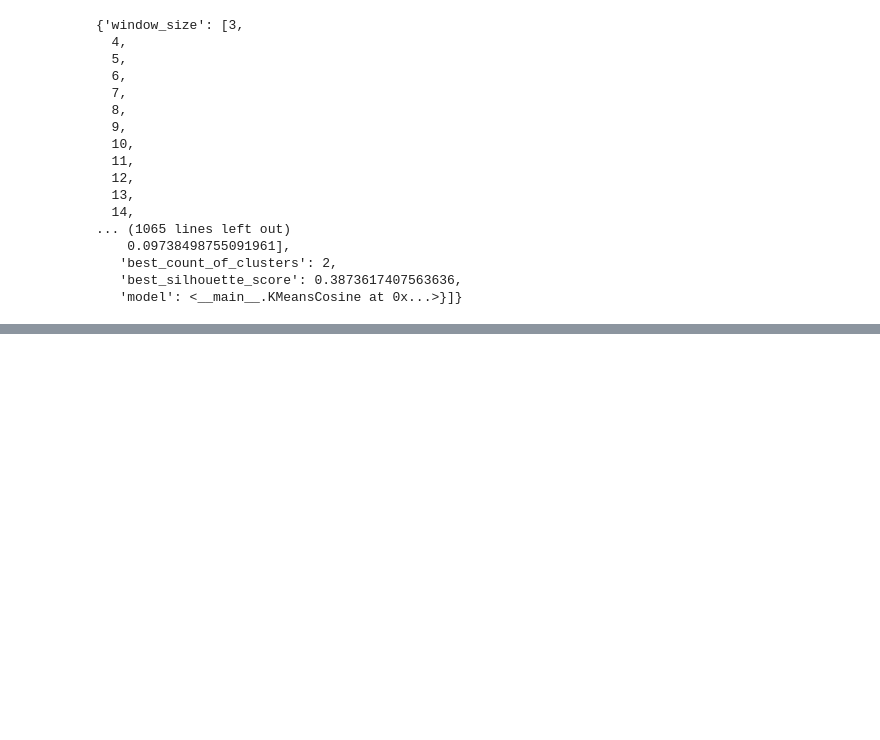
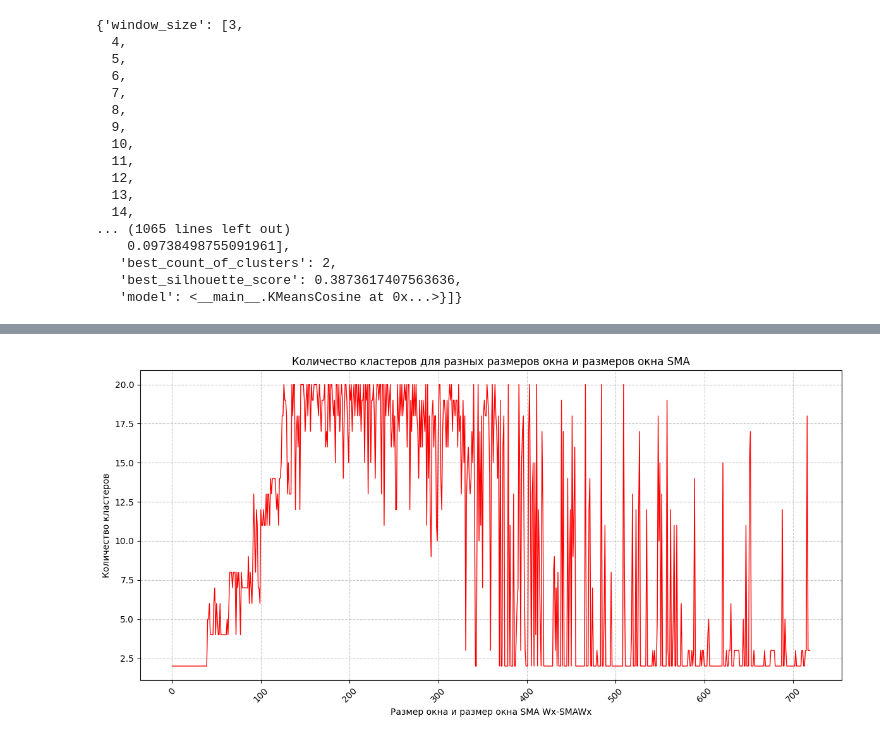
Before and after one commit to legendaOS/calculations, a Jupyter notebook: notebook.ipynb, the cells around one changed output, grey strips where cells are left out. Saved outputs shown, nothing was run; the diff lists cells and outputs as text; code cells hidden in the pictures; blank space fills up the shorter version.

```diff
--- a/notebook.ipynb
+++ b/notebook.ipynb
@@ -1492,0 +1556,27 @@ buffer_of_silhouette_scores
+# %%
+buffer_X_titles = []
+
+for index in range(len(buffer_of_silhouette_scores_DELTA['window_size'])):
+    buffer_X_titles.append(f"W:{buffer_of_silhouette_scores_DELTA['window_size'][index]}-SMAW:{buffer_of_silhouette_scores_DELTA['sma_window_size'][index]}")
+
+
+plt.figure(figsize=(12, 6))
+# plt.plot(buffer_X_titles, [i["best_count_of_clusters"] for i in buffer_of_silhouette_scores_DELTA['silhouette_score']], linewidth=1, color='red')
+plt.plot([i["best_count_of_clusters"] for i in buffer_of_silhouette_scores_DELTA['silhouette_score']], linewidth=1, color='red')
+plt.title(f"Количество кластеров для разных размеров окна и размеров окна SMA")
+plt.xlabel('Размер окна и размер окна SMA Wx-SMAWx')
+plt.ylabel('Количество кластеров')
+
+# Поворачиваем метки на оси X для лучшей читаемости
+plt.xticks(rotation=45)
+
+# Добавляем сетку
+plt.grid(True, linestyle='--', alpha=0.7)
+
+# Настраиваем расположение элементов
+plt.tight_layout()
+
+# Показываем график
+plt.show()
+# %% [output]
+[figure, added]
```
Also changed, not shown: parts of 4 cells of this notebook.
